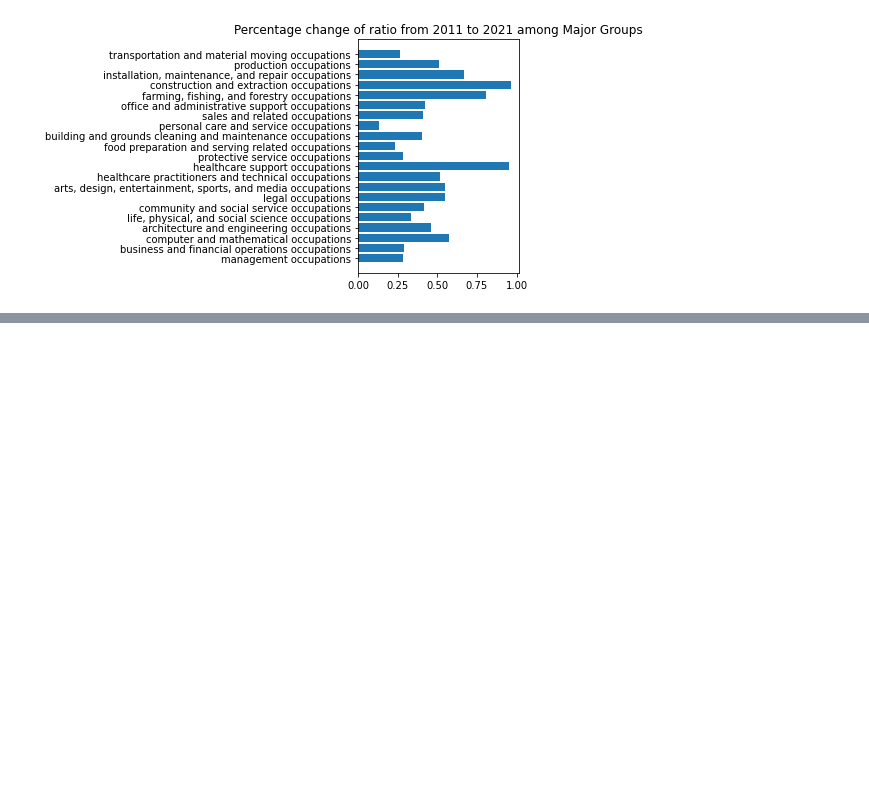
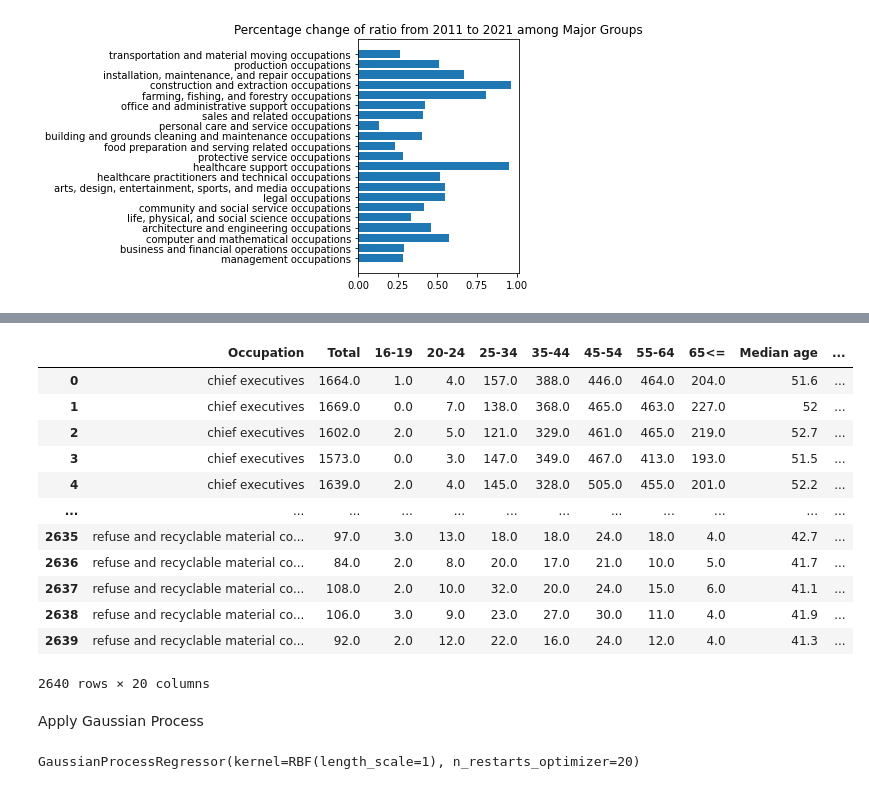
Before and after one commit to terencetan-c/4YP-The-Future-of-Work, a Jupyter notebook: Data cleaning/Data cleaning.ipynb, the cells around one changed output, grey strips where cells are left out. Saved outputs shown, nothing was run; the diff lists cells and outputs as text; code cells hidden in the pictures; blank space fills up the shorter version.

```diff
--- a/Data cleaning/Data cleaning.ipynb
+++ b/Data cleaning/Data cleaning.ipynb
@@ -640,0 +604,5 @@ Name: 1, dtype: object
+# %%
+joint_auto.drop(joint_auto.iloc[:,-18:-1],axis=1,inplace=True)
+# %%
+joint_auto['Elderly Ratio'] = joint_auto['65<=']/joint_auto['Total']
+joint_auto.fillna(0,inplace=True)
@@ -640,0 +658,18 @@ Name: 1, dtype: object
+# %%
+joint_auto.iloc[:,0:20]
+# %% [output]
+|  | Occupation | Total | 16-19 | 20-24 | 25-34 | 35-44 | 45-54 | 55-64 | 65<= | Median age | ... |
+| 0 | chief executives | 1664.0 | 1.0 | 4.0 | 157.0 | 388.0 | 446.0 | 464.0 | 204.0 | 51.6 | ... |
+| 1 | chief executives | 1669.0 | 0.0 | 7.0 | 138.0 | 368.0 | 465.0 | 463.0 | 227.0 | 52 | ... |
+| 2 | chief executives | 1602.0 | 2.0 | 5.0 | 121.0 | 329.0 | 461.0 | 465.0 | 219.0 | 52.7 | ... |
+| 3 | chief executives | 1573.0 | 0.0 | 3.0 | 147.0 | 349.0 | 467.0 | 413.0 | 193.0 | 51.5 | ... |
+| 4 | chief executives | 1639.0 | 2.0 | 4.0 | 145.0 | 328.0 | 505.0 | 455.0 | 201.0 | 52.2 | ... |
+| ... | ... | ... | ... | ... | ... | ... | ... | ... | ... | ... | ... |
+| 2635 | refuse and recyclable material co... | 97.0 | 3.0 | 13.0 | 18.0 | 18.0 | 24.0 | 18.0 | 4.0 | 42.7 | ... |
+| 2636 | refuse and recyclable material co... | 84.0 | 2.0 | 8.0 | 20.0 | 17.0 | 21.0 | 10.0 | 5.0 | 41.7 | ... |
+| 2637 | refuse and recyclable material co... | 108.0 | 2.0 | 10.0 | 32.0 | 20.0 | 24.0 | 15.0 | 6.0 | 41.1 | ... |
+| 2638 | refuse and recyclable material co... | 106.0 | 3.0 | 9.0 | 23.0 | 27.0 | 30.0 | 11.0 | 4.0 | 41.9 | ... |
+| 2639 | refuse and recyclable material co... | 92.0 | 2.0 | 12.0 | 22.0 | 16.0 | 24.0 | 12.0 | 4.0 | 41.3 | ... |
+2640 rows × 20 columns
+# %% [markdown]
+Apply Gaussian Process
@@ -640,0 +686,5 @@ Name: 1, dtype: object
+# %%
+gpr=gp.GaussianProcessRegressor(normalize_y=False,kernel=kernel1,n_restarts_optimizer=20)
+gpr.fit(joint_auto_train[['Probability of Computerisation','Category Label']],joint_auto_train['Elderly Ratio'])
+# %% [output]
+GaussianProcessRegressor(kernel=RBF(length_scale=1), n_restarts_optimizer=20)
```
Also changed, not shown: parts of 40 cells of this notebook, 17 other files.
